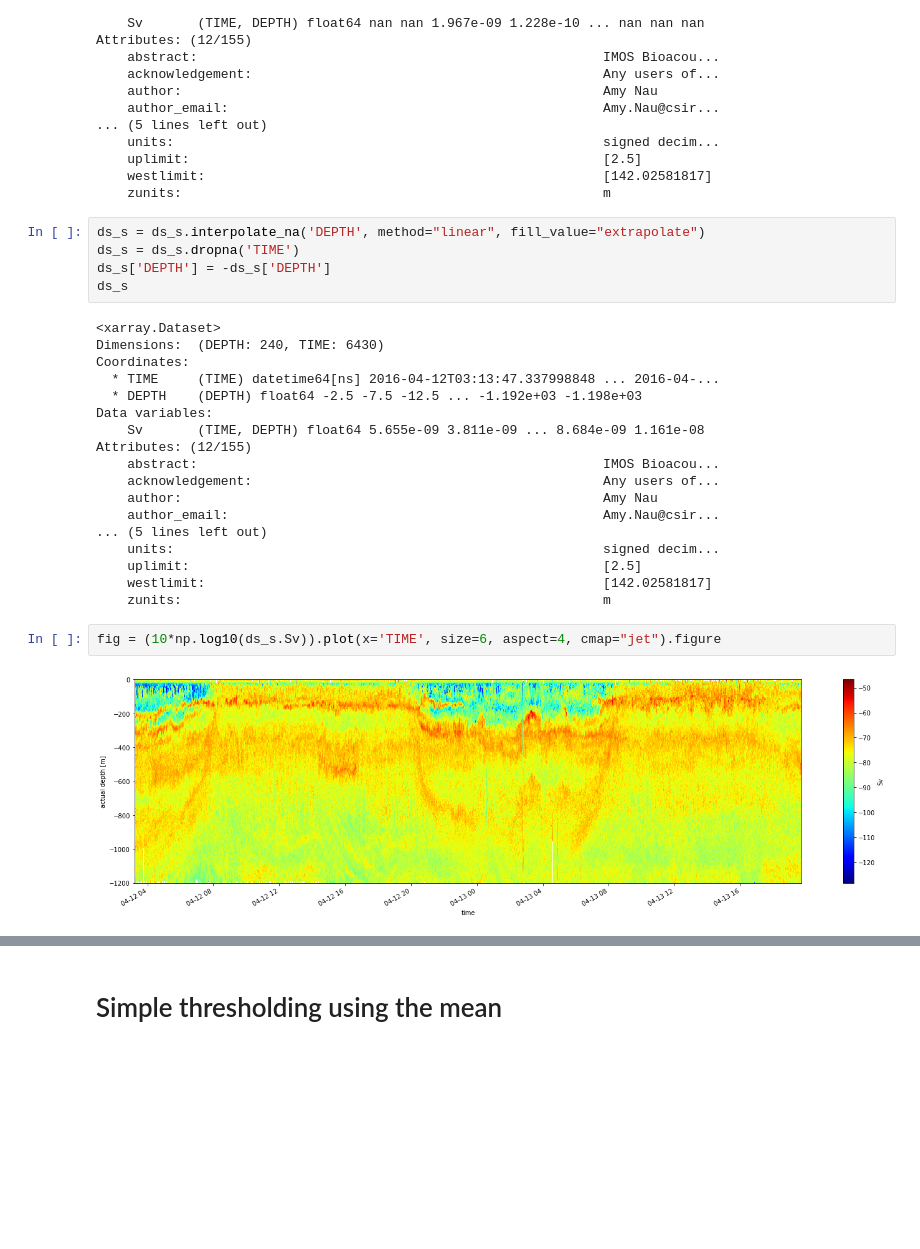
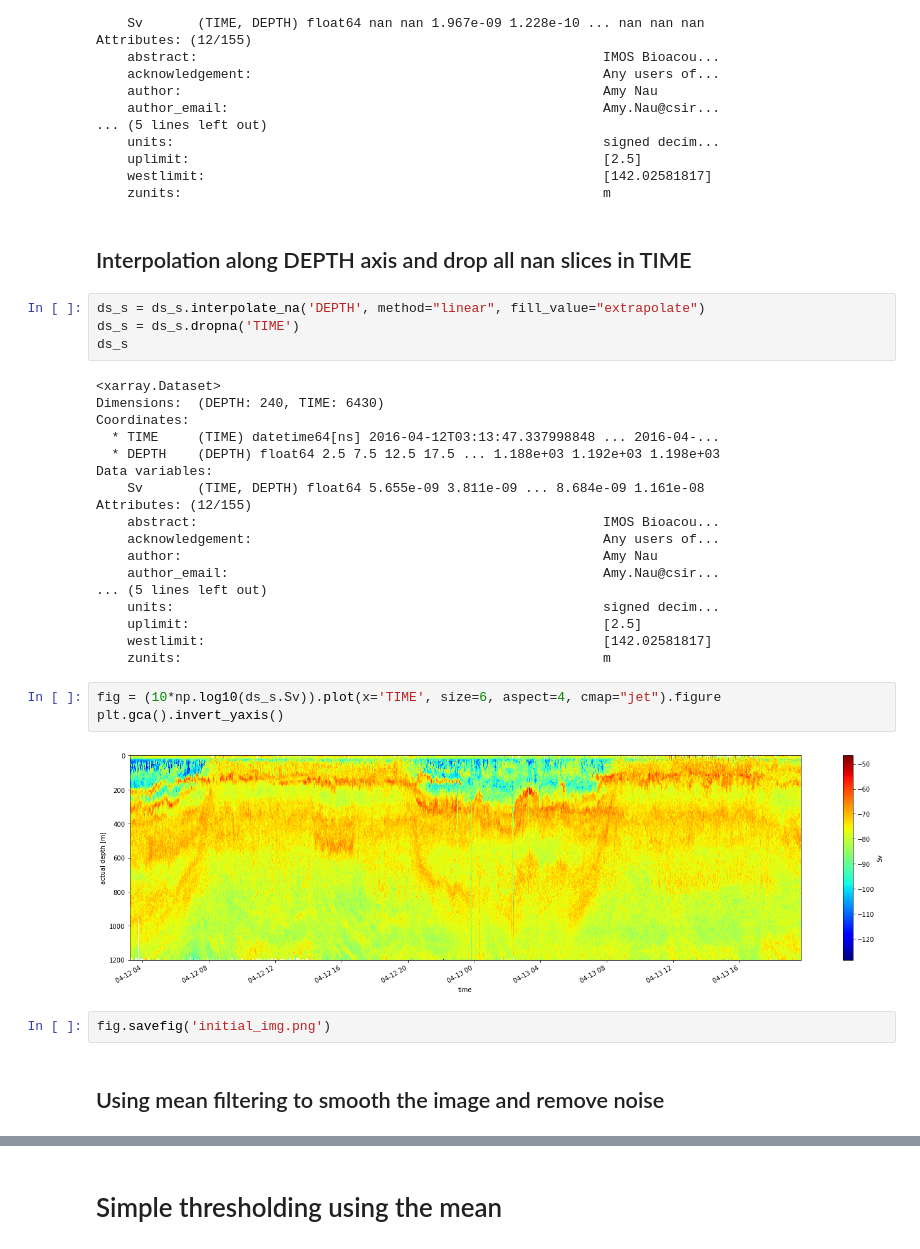
Before and after one commit to loicbachelot/owh-proj-bioacoustics, a Jupyter notebook: bioacoustics/layer_extraction/alternative_methods.ipynb, the cells around one changed output, grey strips where cells are left out. Saved outputs shown, nothing was run; the diff lists cells and outputs as text; blank space fills up the shorter version.

```diff
--- a/bioacoustics/layer_extraction/alternative_methods.ipynb
+++ b/bioacoustics/layer_extraction/alternative_methods.ipynb
@@ -69,17 +70,18 @@ Attributes: (12/155)
     uplimit:                                                     [2.5]
     westlimit:                                                   [142.02581817]
     zunits:                                                      m
+# %% [markdown]
+## Interpolation along DEPTH axis and drop all nan slices in TIME
 # %%
 ds_s = ds_s.interpolate_na('DEPTH', method="linear", fill_value="extrapolate")
 ds_s = ds_s.dropna('TIME')
-ds_s['DEPTH'] = -ds_s['DEPTH']
 ds_s
 # %% [output]
 <xarray.Dataset>
 Dimensions:  (DEPTH: 240, TIME: 6430)
 Coordinates:
   * TIME     (TIME) datetime64[ns] 2016-04-12T03:13:47.337998848 ... 2016-04-...
-  * DEPTH    (DEPTH) float64 -2.5 -7.5 -12.5 ... -1.192e+03 -1.198e+03
+  * DEPTH    (DEPTH) float64 2.5 7.5 12.5 17.5 ... 1.188e+03 1.192e+03 1.198e+03
 Data variables:
     Sv       (TIME, DEPTH) float64 5.655e-09 3.811e-09 ... 8.684e-09 1.161e-08
 Attributes: (12/155)
@@ -94,8 +96,13 @@ Attributes: (12/155)
     zunits:                                                      m
 # %%
 fig = (10*np.log10(ds_s.Sv)).plot(x='TIME', size=6, aspect=4, cmap="jet").figure
+plt.gca().invert_yaxis()
 # %% [output]
-[figure, old version]
+[figure, new version]
+# %%
+fig.savefig('initial_img.png')
+# %% [markdown]
+## Using mean filtering to smooth the image and remove noise
 # %%
 Sv_smooth = ds_s['Sv'].rolling(TIME=15, center=True).mean().rolling(DEPTH=5, center=True).mean()
 ds_s = ds_s.assign(variables={"Sv_smooth": (('TIME', 'DEPTH'), Sv_smooth)})
```
Also changed, not shown: parts of 14 cells of this notebook.
